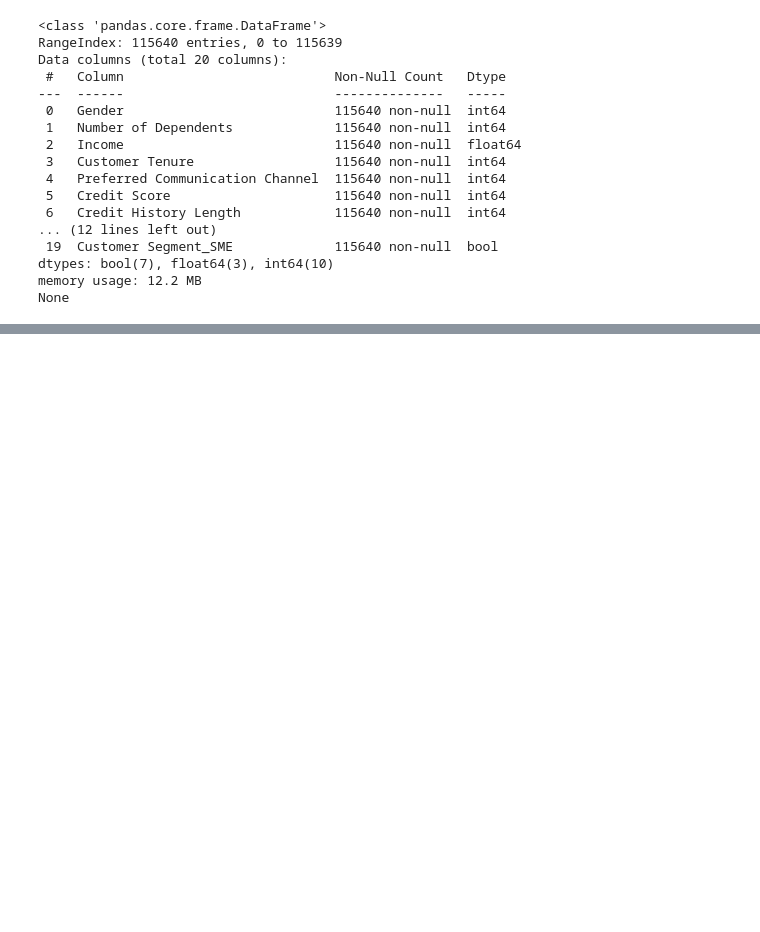
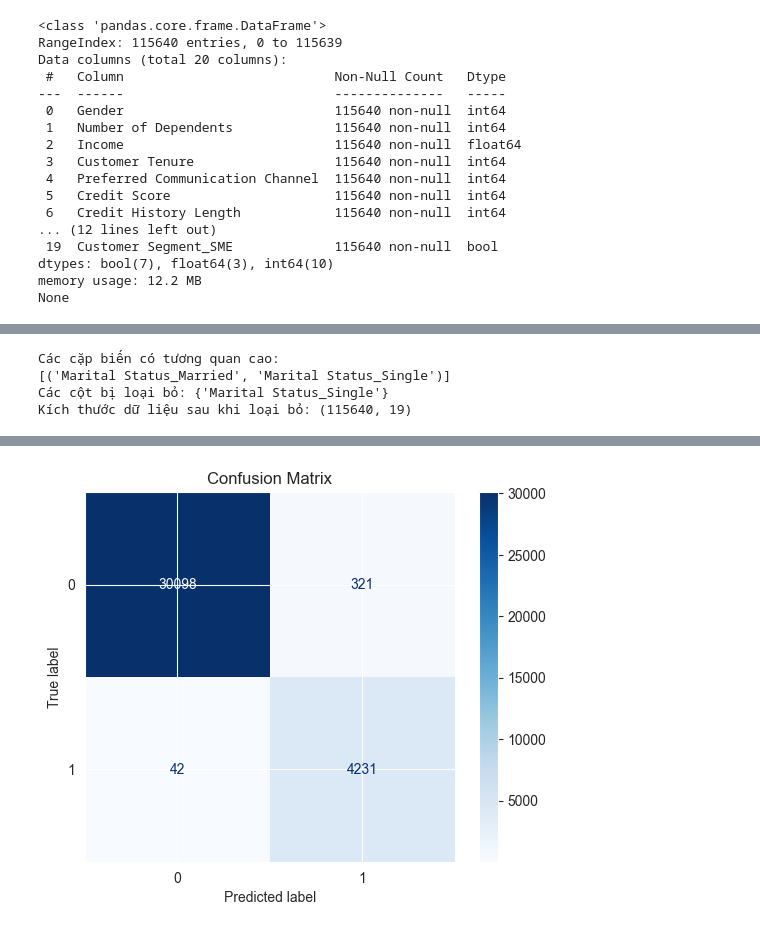
Before and after one commit to Yusshiro/Churn-Banking, a Jupyter notebook: Churn.ipynb, the cells around one changed output, grey strips where cells are left out. Saved outputs shown, nothing was run; the diff lists cells and outputs as text; code cells hidden in the pictures; blank space fills up the shorter version.

```diff
--- a/Churn.ipynb
+++ b/Churn.ipynb
@@ -496,0 +332,35 @@ Custom Logistic Regression - ROC-AUC: 0.9311
+# %%
+import pandas as pd
+import numpy as np
+
+# Tính ma trận tương quan
+correlation_matrix = filtered_data.corr()
+
+# Đặt ngưỡng cho hệ số tương quan cao
+threshold = 0.5
+
+# Tìm các cặp biến có tương quan cao
+high_corr = np.where((correlation_matrix.abs() > threshold) & (correlation_matrix < 1))
+high_corr_pairs = [(correlation_matrix.index[x], correlation_matrix.columns[y])
+                   for x, y in zip(*high_corr) if x < y]
+
+print("Các cặp biến có tương quan cao:")
+print(high_corr_pairs)
+
+# Loại bỏ một số biến dư thừa (thủ công hoặc tự động)
+# Ví dụ: Loại bỏ các biến có nhiều mối tương quan cao
+columns_to_drop = set()
+for pair in high_corr_pairs:
+    # Thêm logic để giữ một biến và bỏ biến còn lại, ví dụ chọn biến theo thứ tự
+    columns_to_drop.add(pair[1])  # Giữ lại biến đầu tiên, bỏ biến thứ hai
+
+# Loại bỏ các cột được chọn
+filtered_test_data = filtered_data.drop(columns=list(columns_to_drop))
+
+print(f"Các cột bị loại bỏ: {columns_to_drop}")
+print(f"Kích thước dữ liệu sau khi loại bỏ: {filtered_test_data.shape}")
+# %% [output]
+Các cặp biến có tương quan cao:
+[('Marital Status_Married', 'Marital Status_Single')]
+Các cột bị loại bỏ: {'Marital Status_Single'}
+Kích thước dữ liệu sau khi loại bỏ: (115640, 19)
@@ -496,0 +476,30 @@ Custom Logistic Regression - ROC-AUC: 0.9311
+# %%
+
+
+# Khởi tạo và huấn luyện mô hình
+model = LogisticRegressionCustom(learning_rate=0.3, num_iterations=20000, alpha = 0.1, reg_type = "l2")
+model.fit(scaled_X_train, y_train_smote)
+# Dự đoán trên tập kiểm tra
+y_pred = model.predict(scaled_X_test)
+from sklearn.metrics import classification_report, roc_auc_score, confusion_matrix, ConfusionMatrixDisplay
+
+# In ra classification report
+print("Classification Report:")
+print(classification_report(y_test, y_pred))
+
+# Tính và in ra ROC-AUC
+auc_score = roc_auc_score(y_test, y_pred)
+print(f"Custom Logistic Regression - ROC-AUC: {auc_score:.4f}")
+
+# Tính toán ma trận nhầm lẫn
+cm = confusion_matrix(y_test, y_pred)
+
+# Hiển thị ma trận nhầm lẫn
+disp = ConfusionMatrixDisplay(confusion_matrix=cm)
+disp.plot(cmap='Blues', values_format='d')  # 'd' để hiển thị dưới dạng số nguyên
+
+# Nếu muốn, bạn có thể thêm một số tùy chỉnh như tiêu đề
+import matplotlib.pyplot as plt
+plt.title("Confusion Matrix")
+plt.show()
+# %% [output]
@@ -496,0 +523 @@ Custom Logistic Regression - ROC-AUC: 0.9311
+[figure, added]
```
Also changed, not shown: parts of 10 cells of this notebook.
